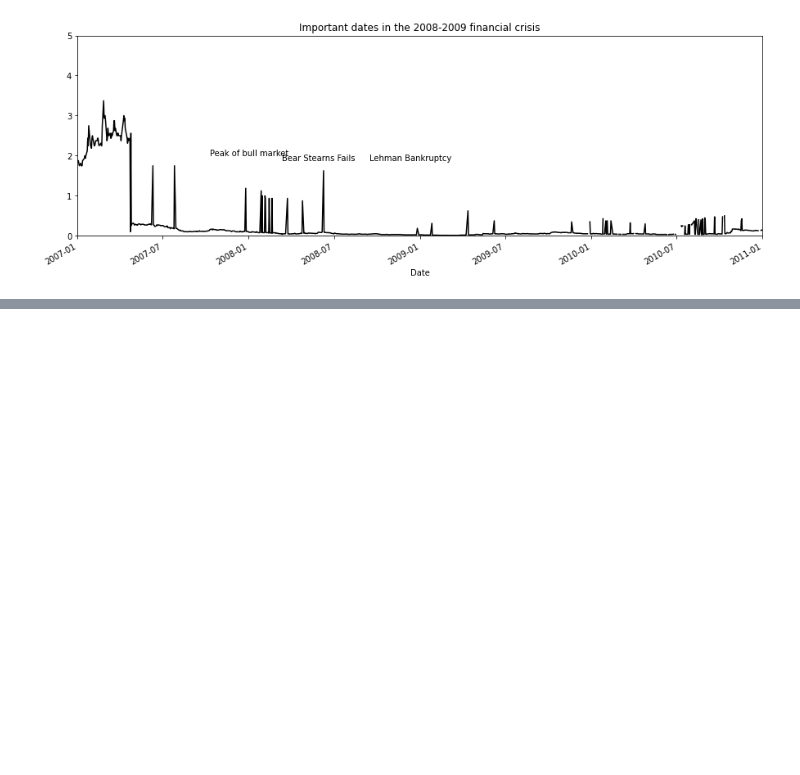
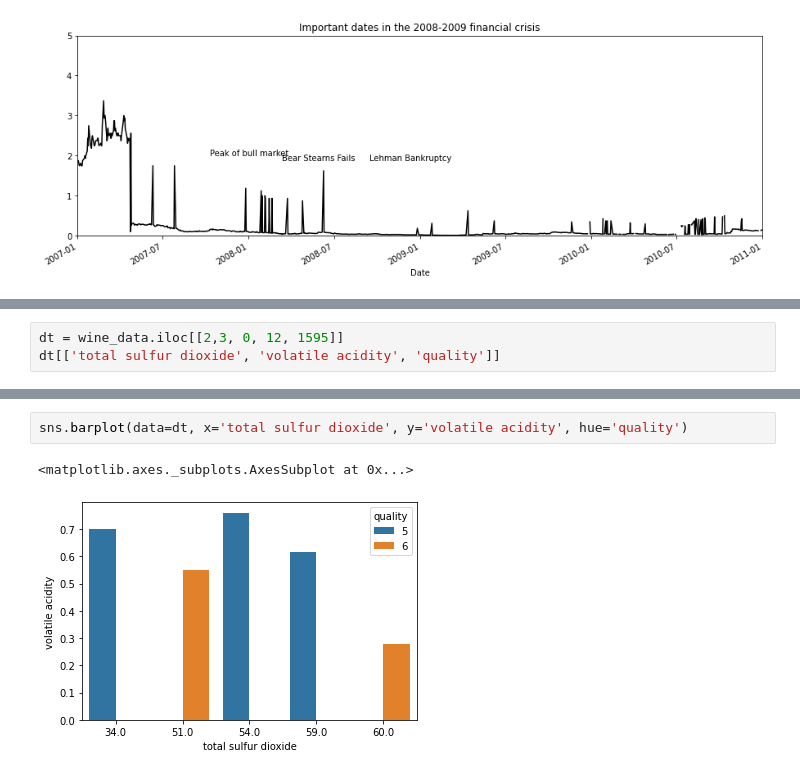
Before and after one commit to Denis04-M/data-wrangling-practise, a Jupyter notebook: practice.ipynb, the cells around one changed output, grey strips where cells are left out. Saved outputs shown, nothing was run; the diff lists cells and outputs as text; blank space fills up the shorter version.

```diff
--- a/practice.ipynb
+++ b/practice.ipynb
@@ -916,0 +1024,3 @@ fig
+# %%
+dt = wine_data.iloc[[2,3, 0, 12, 1595]]
+dt[['total sulfur dioxide', 'volatile acidity', 'quality']]
@@ -916,0 +1034,5 @@ fig
+# %%
+sns.barplot(data=dt, x='total sulfur dioxide', y='volatile acidity', hue='quality')
+# %% [output]
+<matplotlib.axes._subplots.AxesSubplot at 0x...>
+[figure, added]
```
Also changed, not shown: parts of 11 cells of this notebook.
